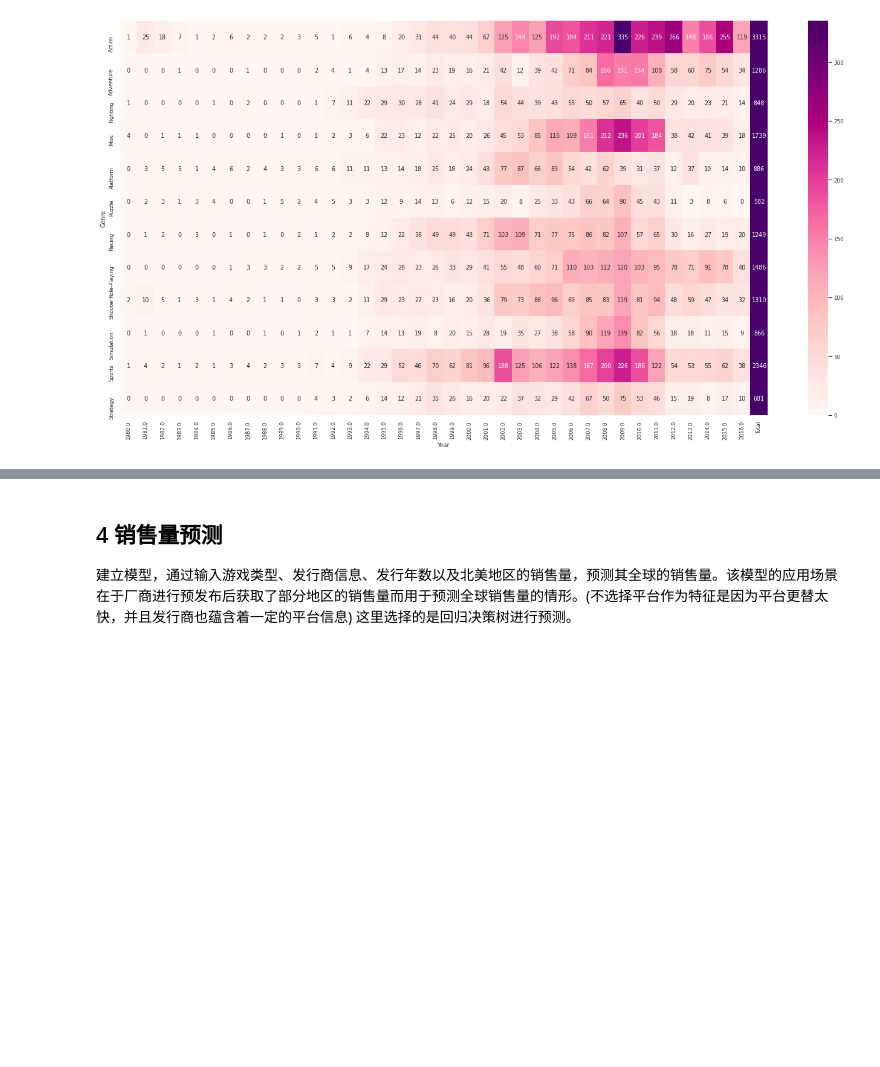
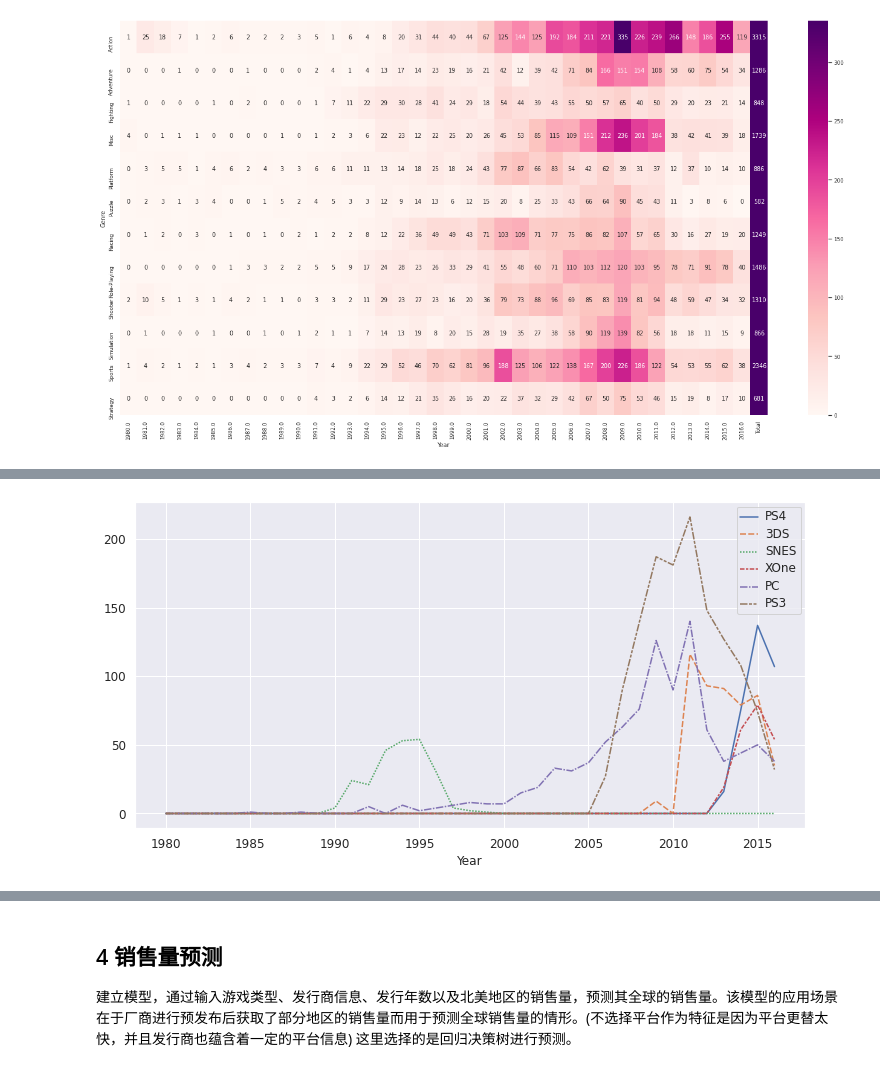
Before and after one commit to PluckySaltyfish/DataMiningClass, a Jupyter notebook: Assignment9/vgs.ipynb, the cells around one changed output, grey strips where cells are left out. Saved outputs shown, nothing was run; the diff lists cells and outputs as text; code cells hidden in the pictures; blank space fills up the shorter version.

```diff
--- a/Assignment9/vgs.ipynb
+++ b/Assignment9/vgs.ipynb
@@ -242,0 +271,10 @@ plt.show()
+# %%
+py = pd.crosstab(vgs.Platform,vgs.Year).sort_values(by="Platform",ascending = False)
+max_c = py.values.max()
+min_c = py.values.min()
+py['Total'] = py.sum(axis=1)
+sns.set(font_scale=0.8)
+plt.figure(figsize=(24,12))
+sns.heatmap(py, vmin = min_c, vmax = max_c, annot=True,cmap='RdPu', fmt="d")
+plt.xticks(rotation = 90)
+plt.show()
@@ -242,0 +285,6 @@ plt.show()
+# %%
+pyt = pd.DataFrame(py.values.T, index=py.columns, columns=py.index)
+platform_list = ['PS4', '3DS', 'SNES',  'XOne', 'PC', 'PS3']
+pyt = pyt.loc[:,platform_list ]
+pyt = pyt.drop('Total')
+pyt.head()
@@ -242,0 +299,10 @@ plt.show()
+# %%
+plt.figure(figsize=(12, 6))
+g = sns.lineplot(data=pyt)
+g.set_xlabel('Year', fontsize=12)
+plt.setp(g.get_legend().get_texts(), fontsize='12')
+plt.yticks(fontsize=12)
+plt.xticks(fontsize=12)
+plt.show()
+# %% [output]
+[figure, added]
```
Also changed, not shown: parts of 10 cells of this notebook.
